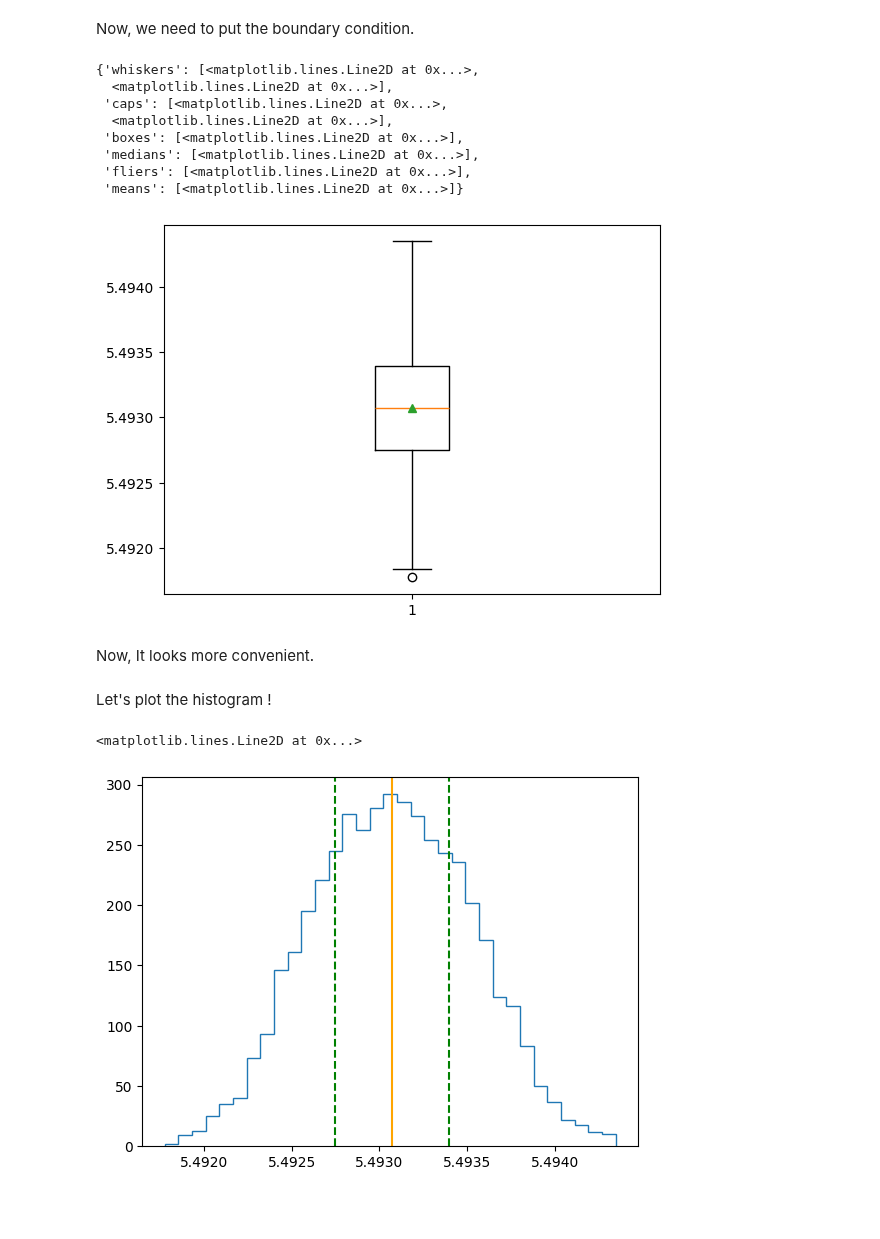
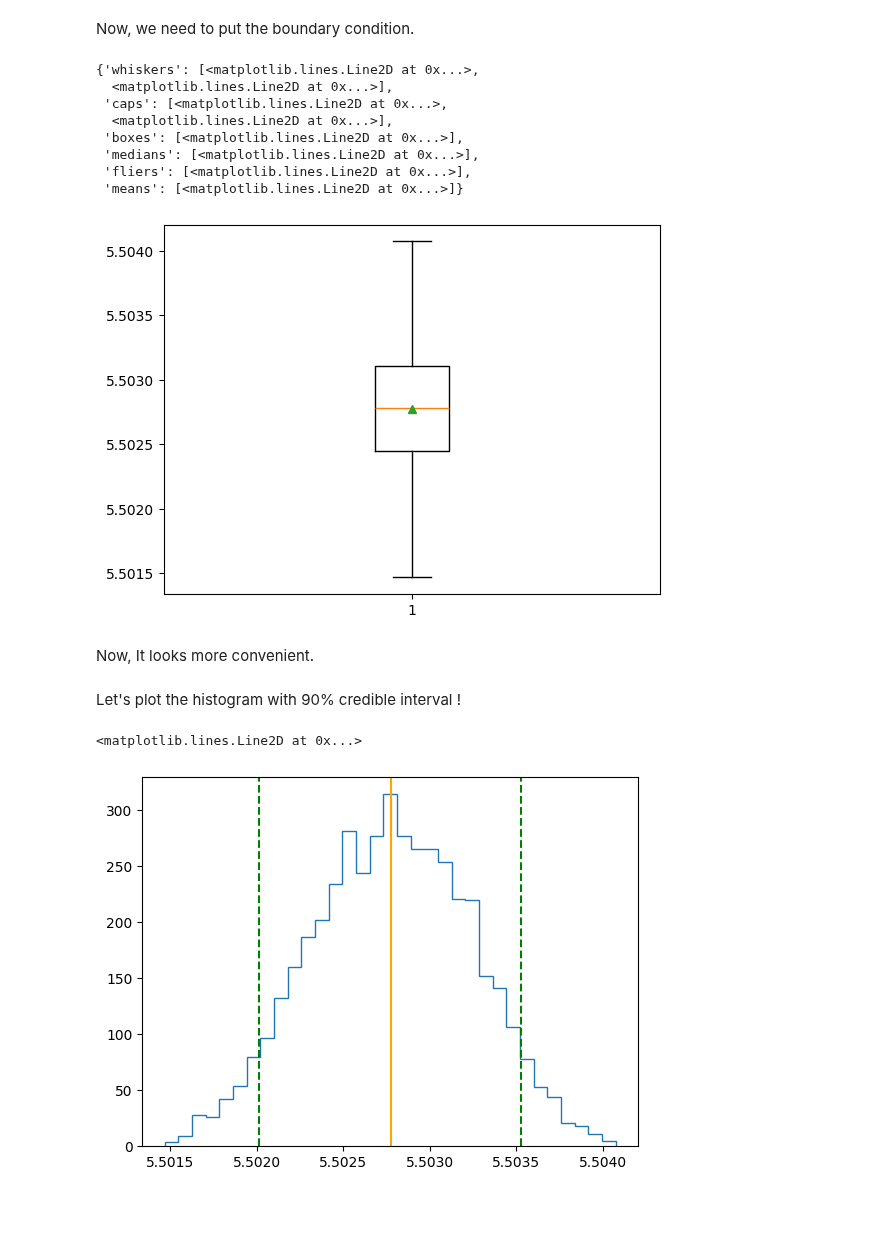
Before and after one commit to RitwikDas007/My-Collections, a Jupyter notebook: Bayesian Inference.ipynb, the cells around one changed output. Saved outputs shown, nothing was run; the diff lists cells and outputs as text; code cells hidden in the pictures.

Commit message:
Update Prior

```diff
--- a/Bayesian Inference.ipynb
+++ b/Bayesian Inference.ipynb
@@ -307,5 +307,5 @@ Now we have to consider the logarithm of the prior distribution. Set the mean va
 # %%
-def Log_Prior(omega, mean = Max_omega, sigma = 0.001) :
+def Log_Prior(omega, mean = Max_omega, sigma = step_size) :
 	x = stats.norm.pdf(omega, mean, sigma)
 	return np.log(x)
 # %% [markdown]
@@ -417,20 +417,20 @@ plt.boxplot(samples, showmeans=True)
  'medians': [<matplotlib.lines.Line2D at 0x...>],
  'fliers': [<matplotlib.lines.Line2D at 0x...>],
  'means': [<matplotlib.lines.Line2D at 0x...>]}
-[figure, old version]
+[figure, new version]
 # %% [markdown]
 Now, It looks more convenient.
 # %% [markdown]
-Let's plot the histogram !
+Let's plot the histogram with 90% credible interval !
 # %%
 plt.hist(samples, bins='auto', histtype='step')
 
 plt.axvline(np.mean(samples), color='orange')
-plt.axvline(Q1, color='green', ls='--')
-plt.axvline(Q3, color='green', ls='--')
+plt.axvline(np.percentile(samples, [5]), color='green', ls='--')
+plt.axvline(np.percentile(samples, [95]), color='green', ls='--')
 # %% [output]
 <matplotlib.lines.Line2D at 0x...>
-[figure, old version]
+[figure, new version]
 # %% [markdown]
 ######
 # %% [markdown]
```
Also changed, not shown: parts of 9 cells of this notebook.
